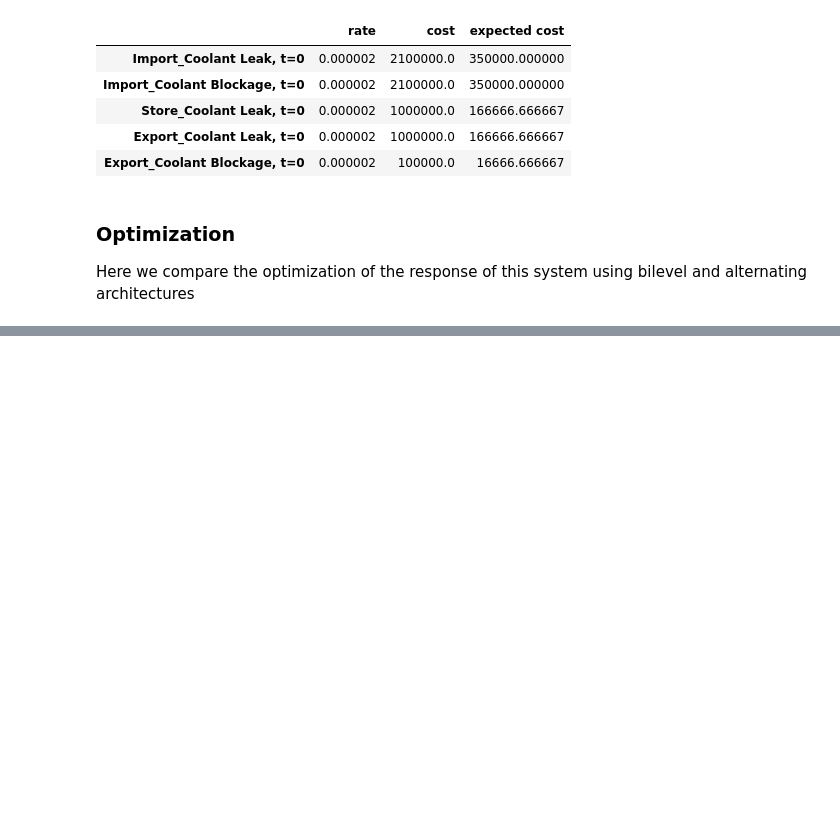
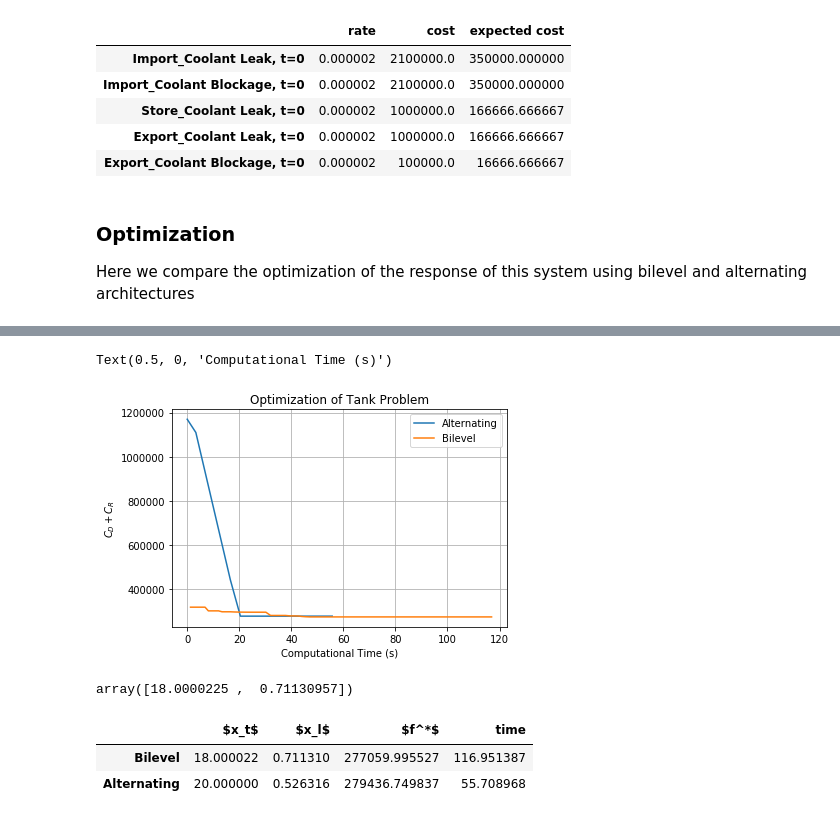
Before and after one commit to DesignEngrLab/resil_opt_examples, a Jupyter notebook: Cooling Tank Problem/Tank Optimization.ipynb, the cells around one changed output, grey strips where cells are left out. Cells and saved outputs as stored; diff of their text form; code cells hidden in the pictures; blank space fills up the shorter version.

Commit message:
creating notebook for tank problem

```diff
--- a/Cooling Tank Problem/Tank Optimization.ipynb
+++ b/Cooling Tank Problem/Tank Optimization.ipynb
@@ -99,0 +137,12 @@ results
+# %%
+fig = plt.figure()
+plt.plot(thist_alt, fhist_alt, label="Alternating")
+plt.plot(llargs_bi['thist'],llargs_bi['fhist'], label="Bilevel")
+plt.legend()
+plt.title("Optimization of Tank Problem")
+plt.grid()
+plt.ylabel("$C_D+C_R$")
+plt.xlabel("Computational Time (s)")
+# %% [output]
+Text(0.5, 0, 'Computational Time (s)')
+[figure, added]
@@ -99,0 +151,4 @@ results
+# %%
+result_bi['x']
+# %% [output]
+array([18.0000225 ,  0.71130957])
@@ -99,0 +159,6 @@ results
+# %%
+tab
+# %% [output]
+|  | $x_t$ | $x_l$ | $f^*$ | time |
+| Bilevel | 18.000022 | 0.711310 | 277059.995527 | 116.951387 |
+| Alternating | 20.000000 | 0.526316 | 279436.749837 | 55.708968 |
```
Also changed, not shown: parts of 15 cells of this notebook, 5 other files.
